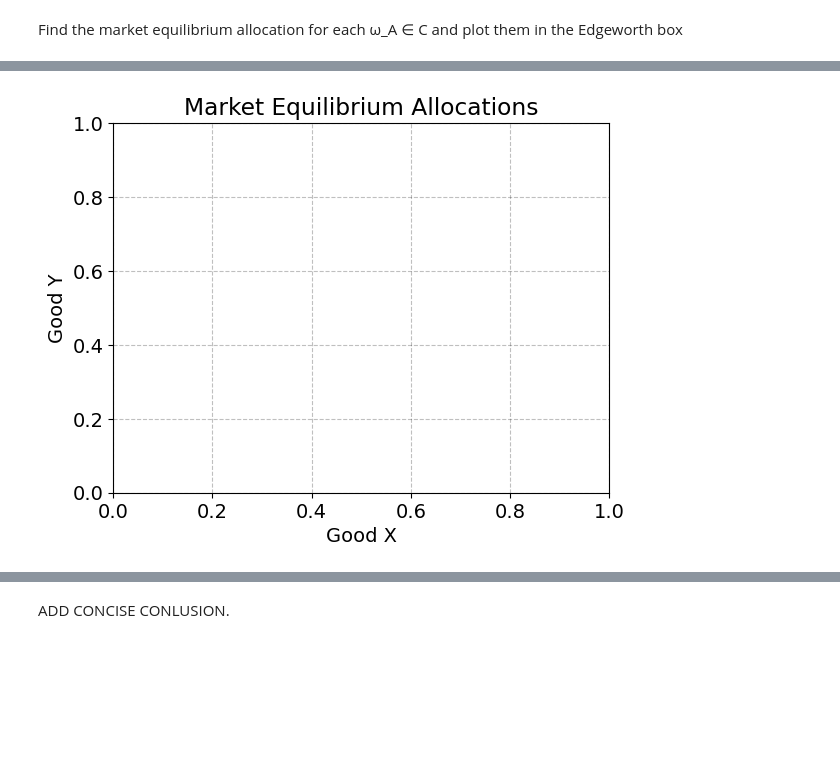
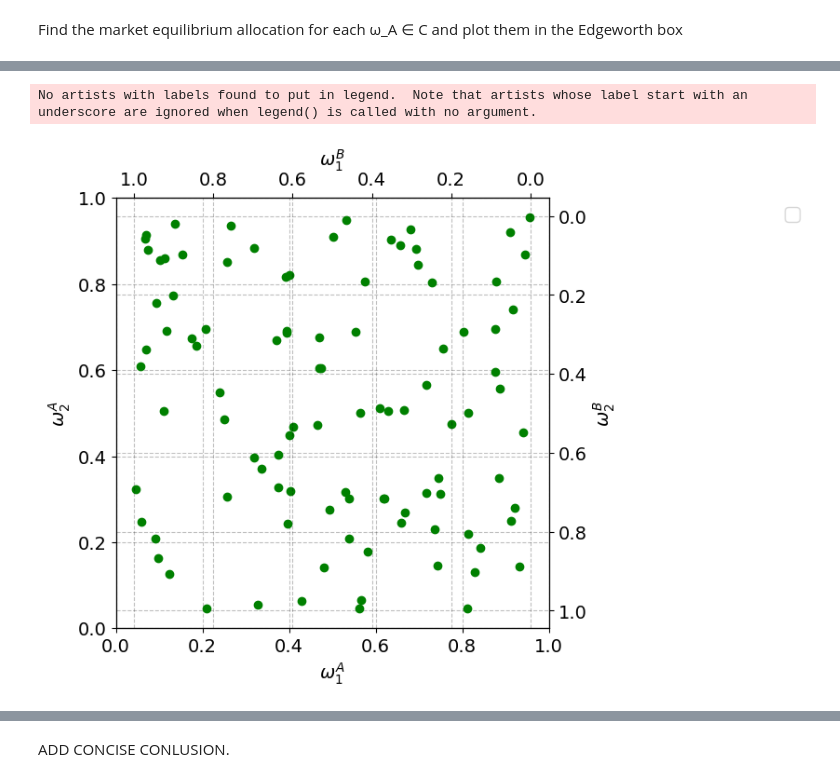
Before and after one commit to NumEconCopenhagen/projects-2024-petra-maritza-noah, a Jupyter notebook: inauguralproject/Maritza-trying.ipynb, the cells around one changed output, grey strips where cells are left out. Cells and saved outputs as stored; diff of their text form; code cells hidden in the pictures; blank space fills up the shorter version.

```diff
--- a/inauguralproject/Maritza-trying.ipynb
+++ b/inauguralproject/Maritza-trying.ipynb
@@ -580,12 +543,54 @@ IndexError: invalid index to scalar variable.
-# %%
-# Plotting the Edgeworth box
-fig, ax = plt.subplots()
-for allocation in equilibrium_allocations:
-    ax.plot(allocation[0], allocation[1], 'bo')  # Plot agent A's allocation
-plt.xlabel('Good X')
-plt.ylabel('Good Y')
-plt.title('Market Equilibrium Allocations')
-plt.grid(True)
-plt.show()
-# %% [output]
-[figure, removed]
+# %%
+# Working on it
+import matplotlib.pyplot as plt
+import numpy as np
+from scipy.optimize import minimize
+
+# Generating a random number
+W = np.random.uniform(0, 1, (100, 2))
+
+# Defining a function to estimate equilibrium allocations
+def estimate_equilibrium(omegaA1, omegaA2):
+    return omegaA1, omegaA2
+
+# Using a list comprehension to estimate equilibrium allocations for each omega in W
+equilibrium_allocations = np.array([estimate_equilibrium(omega[0], omega[1]) for omega in W])
+
+# Plotting the Edgeworth box
+fig = plt.figure(frameon=False,figsize=(6,6), dpi=100)
+ax_A = fig.add_subplot(1, 1, 1)
+
+ax_A.set_xlabel("$\omega_1^A$")
+ax_A.set_ylabel("$\omega_2^A$")
+temp = ax_A.twinx()
+
+temp.set_ylabel("$\omega_2^B$")
+ax_B = temp.twiny()
+ax_B.set_xlabel("$\omega_1^B$")
+ax_B.invert_xaxis()
+ax_B.invert_yaxis()
+
+# Set limits for the x and y axes
+ax_A.plot([0,w1bar],[0,0],lw=2,color='black')
+ax_A.plot([0,w1bar],[w2bar,w2bar],lw=2,color='black')
+ax_A.plot([0,0],[0,w2bar],lw=2,color='black')
+ax_A.plot([w1bar,w1bar],[0,w2bar],lw=2,color='black')
+
+ax_A.set_xlim([-0.1, w1bar + 0.1])
+ax_A.set_ylim([-0.1, w2bar + 0.1])
+ax_B.set_xlim([w1bar + 0.1, -0.1])
+ax_B.set_ylim([w2bar + 0.1, -0.1])
+
+# Add a legend to the plot
+ax_A.legend(frameon=True,loc='upper right',bbox_to_anchor=(1.6,1.0));
+
+# Display grid lines on the plot
+plt.grid(True)
+
+plt.scatter(equilibrium_allocations[:, 0], equilibrium_allocations[:, 1], color='green', label='Equilibrium allocations')
+
+# Show the plot
+plt.show()
+# %% [output]
+No artists with labels found to put in legend.  Note that artists whose label start with an underscore are ignored when legend() is called with no argument.
+[figure, added]
```
Also changed, not shown: parts of 2 cells of this notebook, 1 other file.
